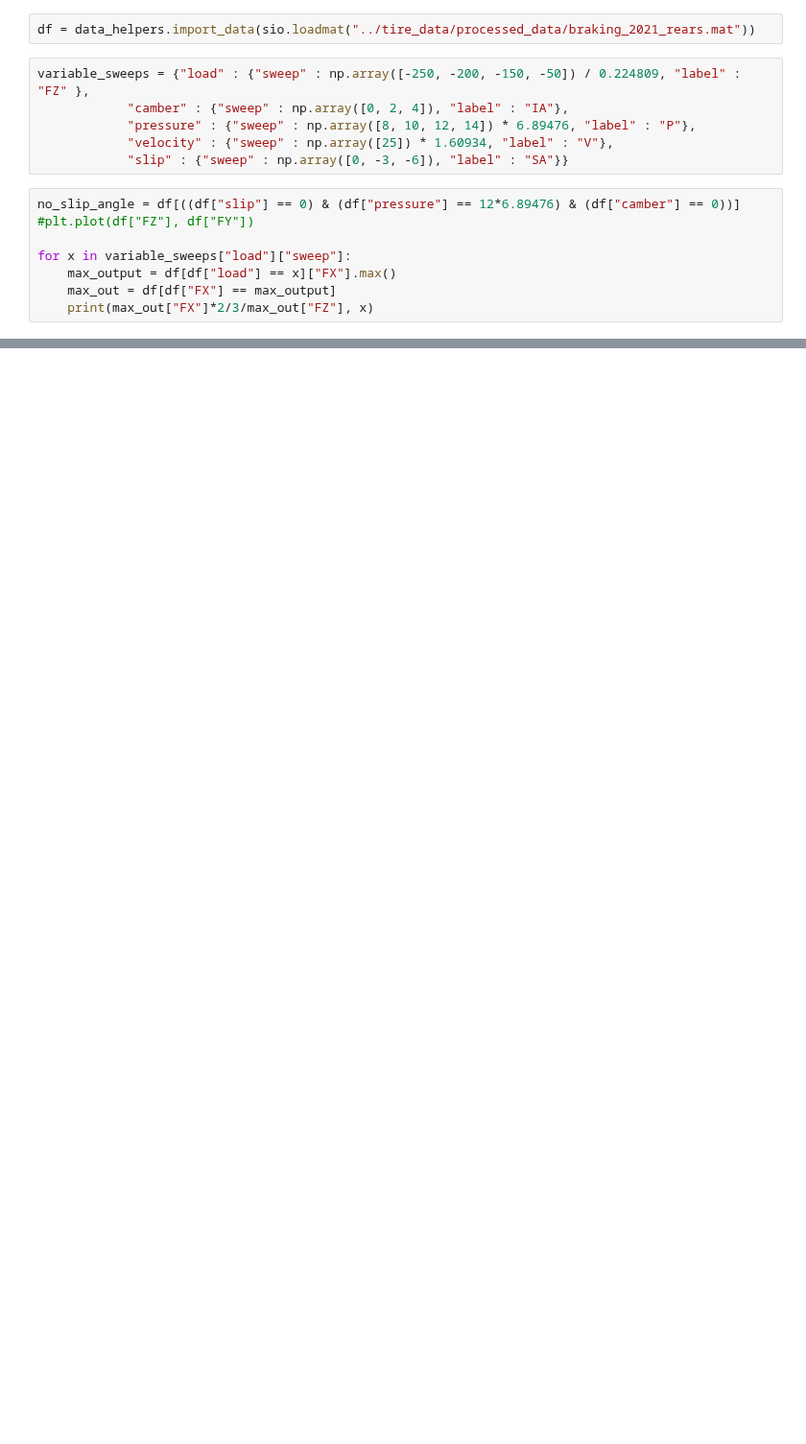
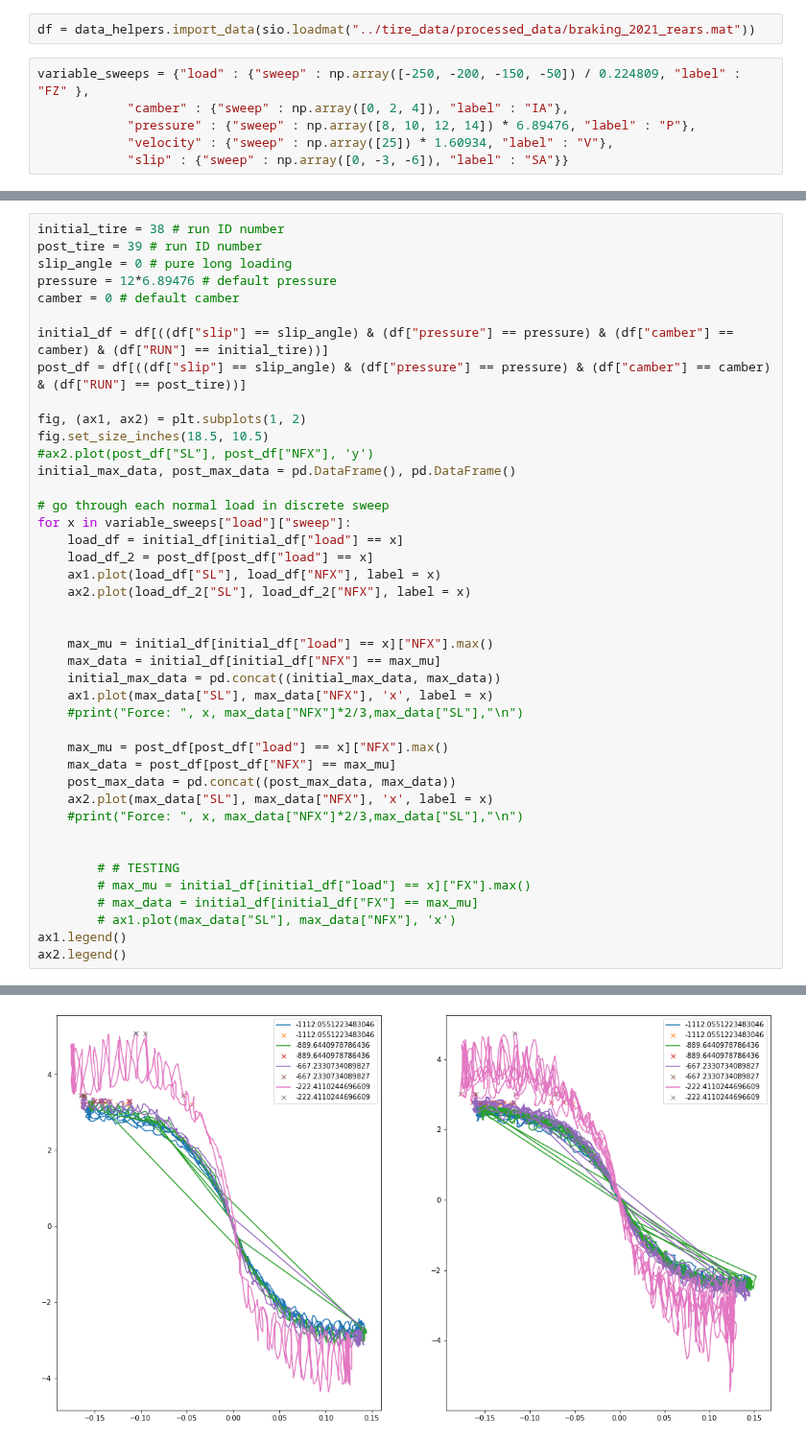
Before and after one commit to kierancoz/tire_analysis, a Jupyter notebook: tire_selection_and_analytics/grip_tire_model.ipynb, the cells around one changed output, grey strips where cells are left out. Shown at 96% size. Drawn from its saved outputs; the diff is of its cells as text; blank space fills up the shorter version.

Commit message:
Tire MUing QUADRA GRIP MODEL

```diff
--- a/tire_selection_and_analytics/grip_tire_model.ipynb
+++ b/tire_selection_and_analytics/grip_tire_model.ipynb
@@ -18,11 +32,3 @@ variable_sweeps = {"load" : {"sweep" : np.array([-250, -200, -150, -50]) / 0.224
             "pressure" : {"sweep" : np.array([8, 10, 12, 14]) * 6.89476, "label" : "P"},
             "velocity" : {"sweep" : np.array([25]) * 1.60934, "label" : "V"},
             "slip" : {"sweep" : np.array([0, -3, -6]), "label" : "SA"}}
-# %%
-no_slip_angle = df[((df["slip"] == 0) & (df["pressure"] == 12*6.89476) & (df["camber"] == 0))]
-#plt.plot(df["FZ"], df["FY"])
-
-for x in variable_sweeps["load"]["sweep"]:
-    max_output = df[df["load"] == x]["FX"].max()
-    max_out = df[df["FX"] == max_output]
-    print(max_out["FX"]*2/3/max_out["FZ"], x)
@@ -37,0 +35,43 @@ dtype: float64 -222.4110244696609
+# %%
+initial_tire = 38 # run ID number
+post_tire = 39 # run ID number
+slip_angle = 0 # pure long loading
+pressure = 12*6.89476 # default pressure
+camber = 0 # default camber
+
+initial_df = df[((df["slip"] == slip_angle) & (df["pressure"] == pressure) & (df["camber"] == camber) & (df["RUN"] == initial_tire))]
+post_df = df[((df["slip"] == slip_angle) & (df["pressure"] == pressure) & (df["camber"] == camber) & (df["RUN"] == post_tire))]
+
+fig, (ax1, ax2) = plt.subplots(1, 2)
+fig.set_size_inches(18.5, 10.5)
+#ax2.plot(post_df["SL"], post_df["NFX"], 'y')
+initial_max_data, post_max_data = pd.DataFrame(), pd.DataFrame()
+
+# go through each normal load in discrete sweep
+for x in variable_sweeps["load"]["sweep"]:
+    load_df = initial_df[initial_df["load"] == x]
+    load_df_2 = post_df[post_df["load"] == x]
+    ax1.plot(load_df["SL"], load_df["NFX"], label = x)
+    ax2.plot(load_df_2["SL"], load_df_2["NFX"], label = x)
+
+
+    max_mu = initial_df[initial_df["load"] == x]["NFX"].max()
+    max_data = initial_df[initial_df["NFX"] == max_mu]
+    initial_max_data = pd.concat((initial_max_data, max_data))
+    ax1.plot(max_data["SL"], max_data["NFX"], 'x', label = x)
+    #print("Force: ", x, max_data["NFX"]*2/3,max_data["SL"],"\n")
+
+    max_mu = post_df[post_df["load"] == x]["NFX"].max()
+    max_data = post_df[post_df["NFX"] == max_mu]
+    post_max_data = pd.concat((post_max_data, max_data))
+    ax2.plot(max_data["SL"], max_data["NFX"], 'x', label = x)
+    #print("Force: ", x, max_data["NFX"]*2/3,max_data["SL"],"\n")
+
+
+        # # TESTING
+        # max_mu = initial_df[initial_df["load"] == x]["FX"].max()
+        # max_data = initial_df[initial_df["FX"] == max_mu]
+        # ax1.plot(max_data["SL"], max_data["NFX"], 'x')
+ax1.legend()
+ax2.legend()
+# %% [output]
@@ -37,0 +79 @@ dtype: float64 -222.4110244696609
+[figure, added]
```
Also changed, not shown: parts of 11 cells of this notebook, 2 other files.
